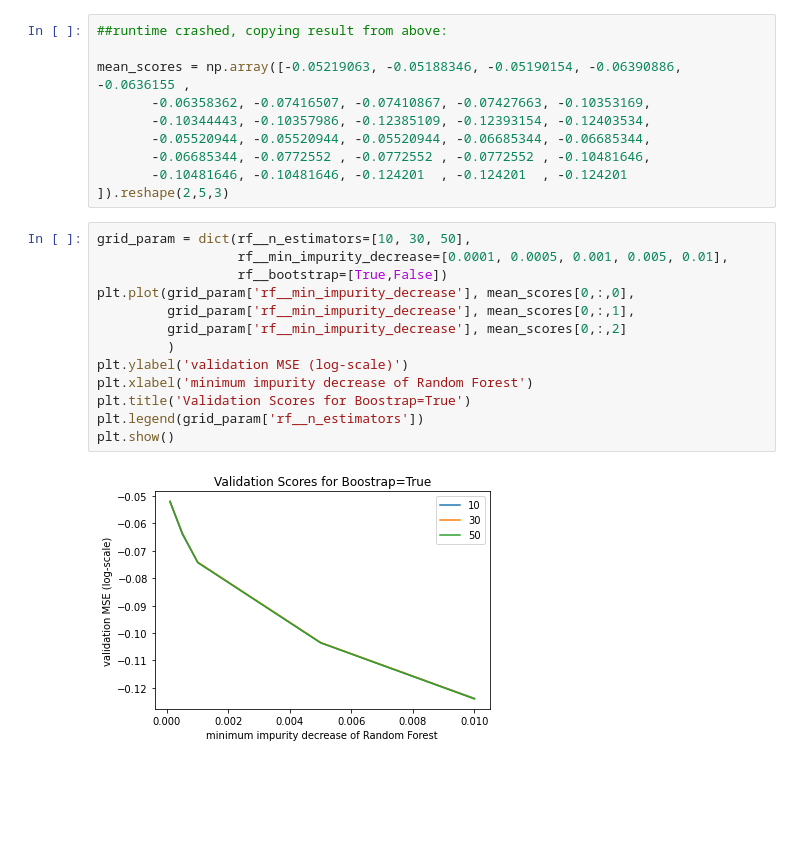
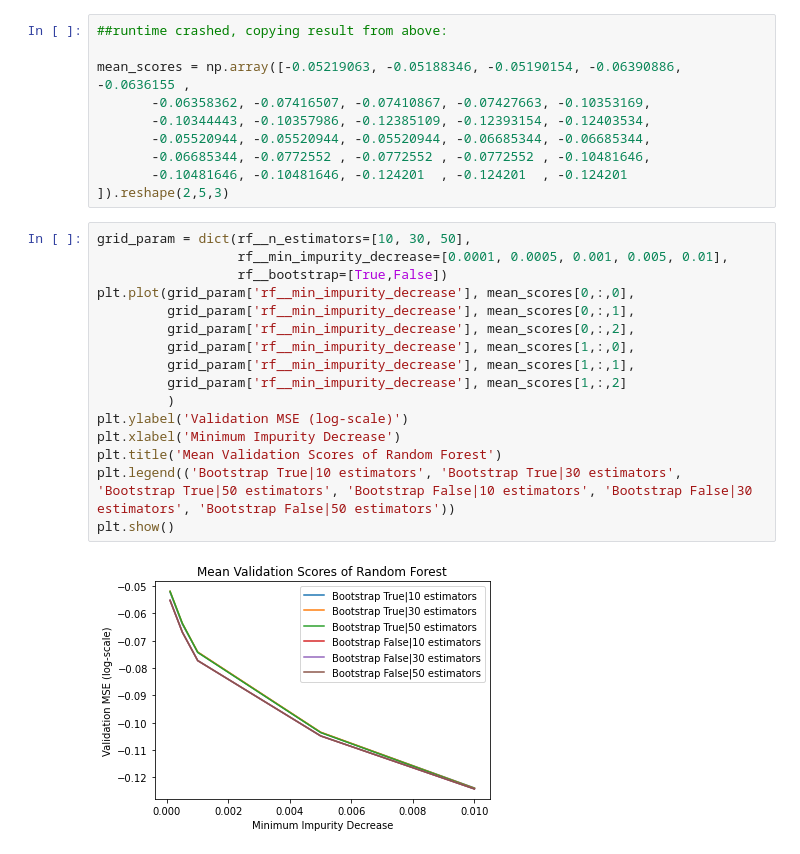
Before and after one commit to edliu2/UsedCarsProject, a Jupyter notebook: Raw_RandomForestReg.ipynb, the cells around one changed output. Drawn from its saved outputs; the diff is of its cells as text; blank space fills up the shorter version.

Commit message:
Better labels on hyperparameter plot

```diff
--- a/Raw_RandomForestReg.ipynb
+++ b/Raw_RandomForestReg.ipynb
@@ -112,15 +114,18 @@ mean_scores = np.array([-0.05219063, -0.05188346, -0.05190154, -0.06390886, -0.0
 # %%
 grid_param = dict(rf__n_estimators=[10, 30, 50],
                   rf__min_impurity_decrease=[0.0001, 0.0005, 0.001, 0.005, 0.01],
                   rf__bootstrap=[True,False])
 plt.plot(grid_param['rf__min_impurity_decrease'], mean_scores[0,:,0],
          grid_param['rf__min_impurity_decrease'], mean_scores[0,:,1],
-         grid_param['rf__min_impurity_decrease'], mean_scores[0,:,2]
+         grid_param['rf__min_impurity_decrease'], mean_scores[0,:,2],
+         grid_param['rf__min_impurity_decrease'], mean_scores[1,:,0],
+         grid_param['rf__min_impurity_decrease'], mean_scores[1,:,1],
+         grid_param['rf__min_impurity_decrease'], mean_scores[1,:,2]
          )
-plt.ylabel('validation MSE (log-scale)')
-plt.xlabel('minimum impurity decrease of Random Forest')
-plt.title('Validation Scores for Boostrap=True')
-plt.legend(grid_param['rf__n_estimators'])
+plt.ylabel('Validation MSE (log-scale)')
+plt.xlabel('Minimum Impurity Decrease')
+plt.title('Mean Validation Scores of Random Forest')
+plt.legend(('Bootstrap True|10 estimators', 'Bootstrap True|30 estimators', 'Bootstrap True|50 estimators', 'Bootstrap False|10 estimators', 'Bootstrap False|30 estimators', 'Bootstrap False|50 estimators'))
 plt.show()
 # %% [output]
-[figure, old version]
+[figure, new version]
```
Also changed, not shown: parts of 2 cells of this notebook.
